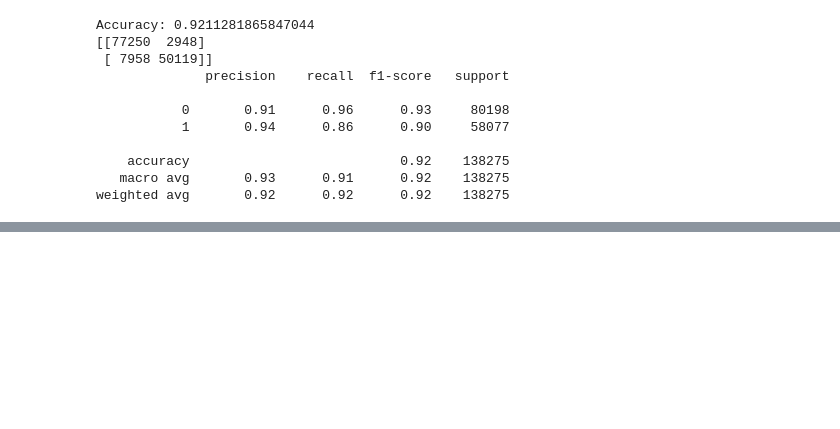
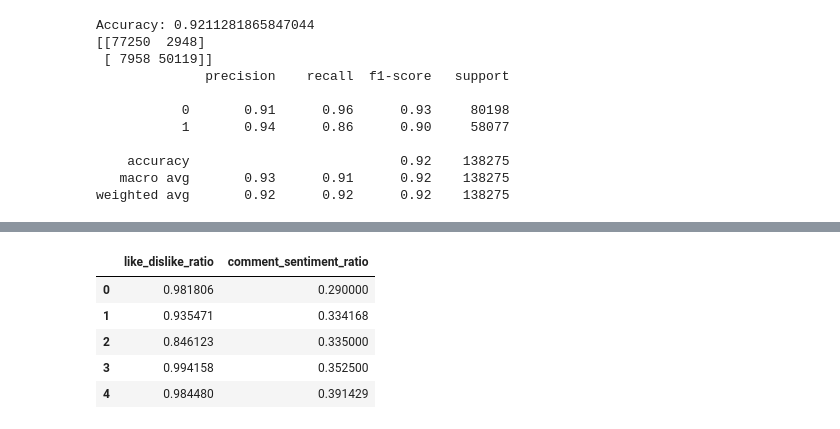
Before and after one commit to betanight/youtube_sentiment_analysis, a Jupyter notebook: notebooks/eda_analysis_jeel.ipynb, the cells around one changed output, grey strips where cells are left out. Cells and saved outputs as stored; diff of their text form; code cells hidden in the pictures; blank space fills up the shorter version.

```diff
--- a/notebooks/eda_analysis_jeel.ipynb
+++ b/notebooks/eda_analysis_jeel.ipynb
@@ -411,0 +520,9 @@ weighted avg       0.92      0.92      0.92    138275
+# %%
+cv[['like_dislike_ratio', 'comment_sentiment_ratio']].head()
+# %% [output]
+|  | like_dislike_ratio | comment_sentiment_ratio |
+| 0 | 0.981806 | 0.290000 |
+| 1 | 0.935471 | 0.334168 |
+| 2 | 0.846123 | 0.335000 |
+| 3 | 0.994158 | 0.352500 |
+| 4 | 0.984480 | 0.391429 |
```
Also changed, not shown: parts of 14 cells of this notebook, 3 other files.
